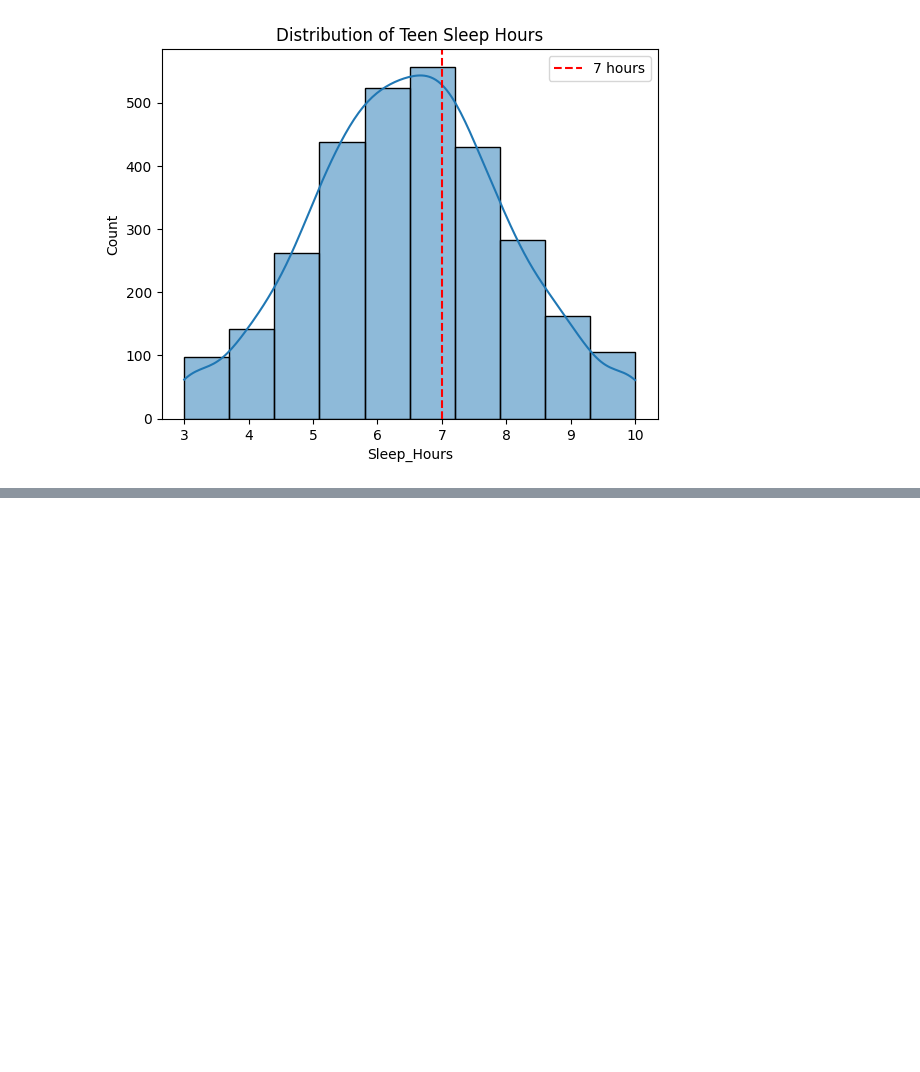
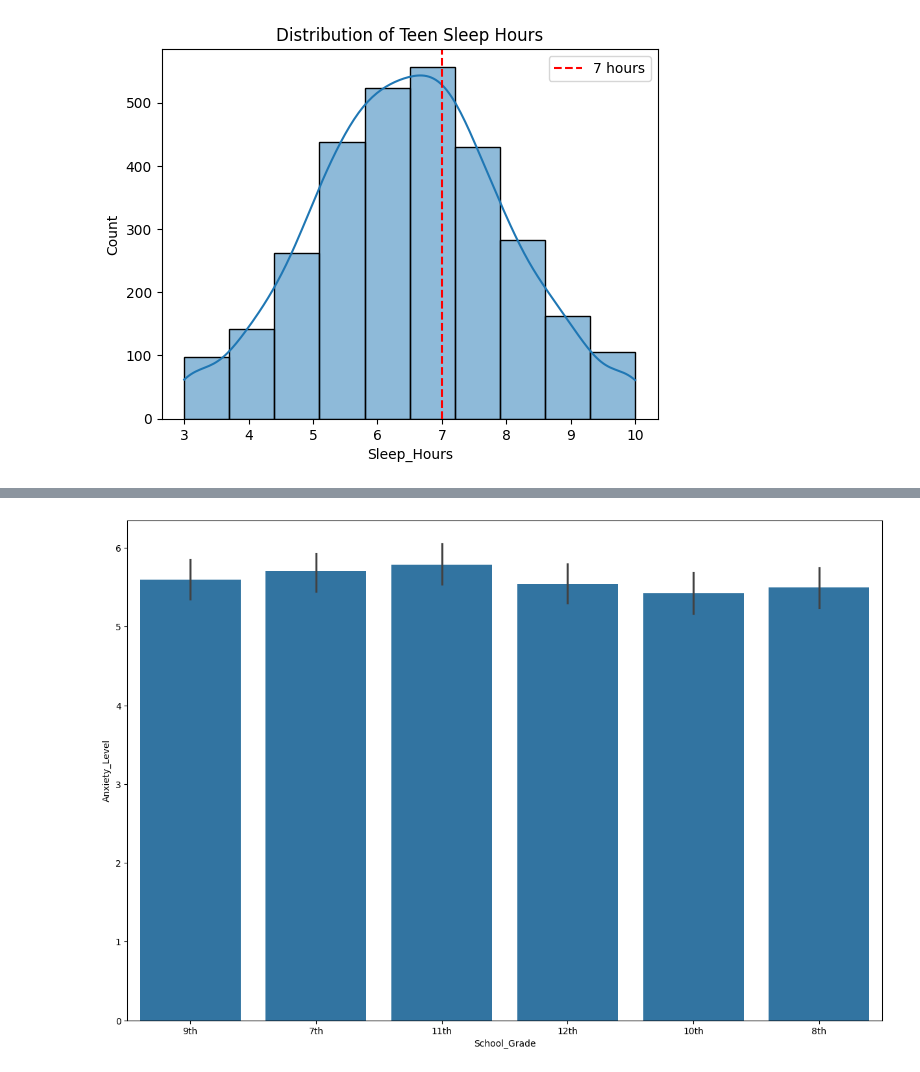
Before and after one commit to Charliee510/async-final-project-yellow-charlie, a Jupyter notebook: main.ipynb, the cells around one changed output, grey strips where cells are left out. Cells and saved outputs as stored; diff of their text form; code cells hidden in the pictures; blank space fills up the shorter version.

```diff
--- a/main.ipynb
+++ b/main.ipynb
@@ -200,0 +201,12 @@ plt.show()
+# %%
+#10 Which grade has the highest anxiety level?
+plt.figure(figsize=(15, 10))
+
+
+q10 = df[['School_Grade', 'Anxiety_Level']]
+q10.groupby('School_Grade').max()
+
+sns.barplot(data= q10, x = 'School_Grade', y = 'Anxiety_Level')
+plt.show()
+# %% [output]
+[figure, added]
```
Also changed, not shown: parts of 8 cells of this notebook, 1 other file.
